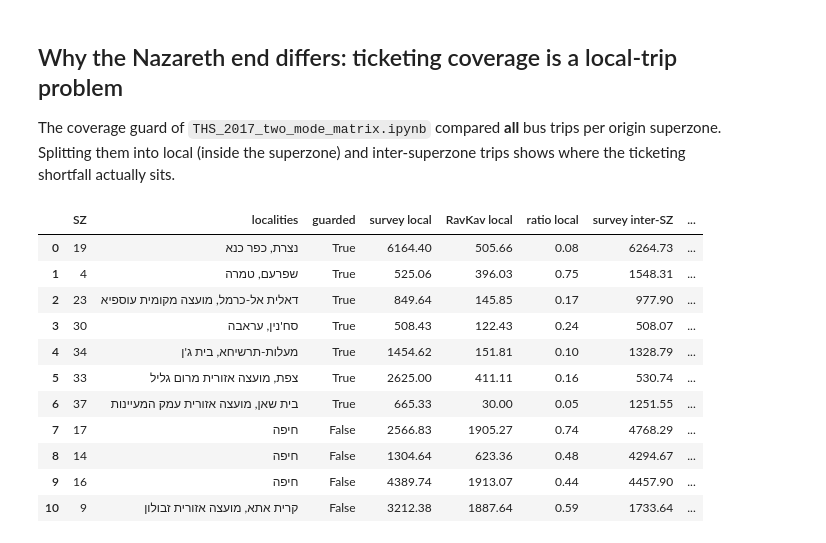
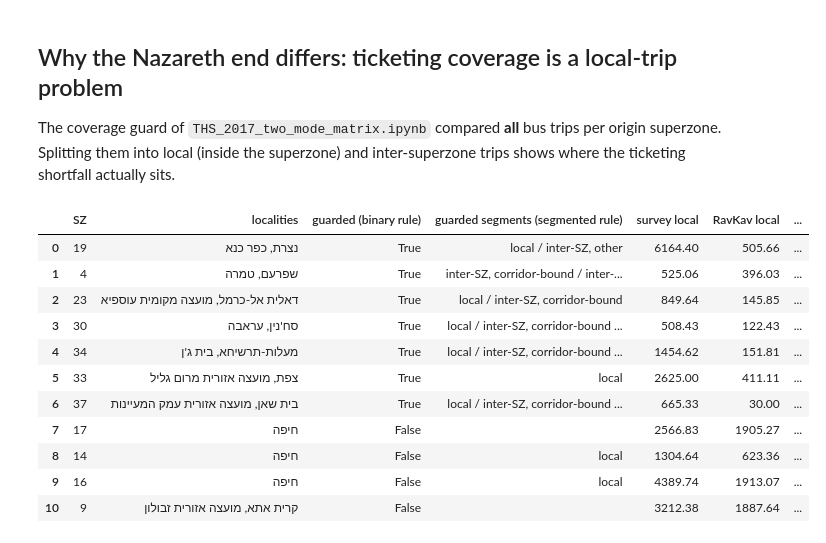
Before and after one commit to oh-da/Nofit_LRT_Extension, a Jupyter notebook: Corridor_profile_hybrid_vs_ticketing.ipynb, the cells around one changed output. Drawn from its saved outputs; the diff is of its cells as text; code cells hidden in the pictures.

```diff
--- a/Corridor_profile_hybrid_vs_ticketing.ipynb
+++ b/Corridor_profile_hybrid_vs_ticketing.ipynb
@@ -67,7 +68,8 @@ LF = {k: link_flows(v) for k, v in COMP.items()}
 links = [f'{names[a]} – {names[b]}' for a, b in zip(SEQ[:-1], SEQ[1:])]
 tbl = pd.DataFrame({'link': links})
 for d, di in [('1→23', 0), ('23→1', 1)]:
-    tbl[f'hybrid transit {d}'] = LF['hybrid: bus (calibrated survey)'][di] + LF['hybrid: taxi-type'][di] + LF['hybrid: rail (survey)'][di]
+    tbl[f'hybrid transit {d}'] = LF['hybrid: bus (calibrated survey)'][di] + LF['hybrid: rail (survey)'][di]          # bus + rail, like-for-like with ticketing bus + train
+    tbl[f'hybrid taxi-type {d}'] = LF['hybrid: taxi-type'][di]
     tbl[f'ticketing transit {d}'] = LF['ticketing: bus (RavKav × OnBoard)'][di] + LF['ticketing: train (station)'][di]
     tbl[f'diff {d}'] = tbl[f'hybrid transit {d}'] - tbl[f'ticketing transit {d}']
     tbl[f'ratio {d}'] = tbl[f'hybrid transit {d}'] / tbl[f'ticketing transit {d}'].replace(0, np.nan)
@@ -78,6 +80,6 @@ tbl.to_csv(f'{OUT}/corridor_profile_hybrid_vs_ticketing.csv', index=False, float
 comp = pd.DataFrame({'link': links, **{f'{k} {d}': LF[k][di] for k in COMP for d, di in [('1→23', 0), ('23→1', 1)]}})
 comp.to_csv(f'{OUT}/corridor_profile_components.csv', index=False, float_format='%.1f')
 print("link flows, transit, both profiles (trips 6:00–9:00):")
-tbl[['link', 'hybrid transit 1→23', 'ticketing transit 1→23', 'ratio 1→23', 'hybrid transit 23→1', 'ticketing transit 23→1', 'ratio 23→1']].round(2)
+tbl[['link', 'hybrid transit 1→23', 'ticketing transit 1→23', 'ratio 1→23', 'hybrid taxi-type 1→23', 'hybrid transit 23→1', 'ticketing transit 23→1', 'ratio 23→1', 'hybrid taxi-type 23→1']].round(2)
 # %% [output]
 link flows, transit, both profiles (trips 6:00–9:00):
@@ -123,14 +125,15 @@ for ax, (d, di) in zip(axes, [('1→23', 0), ('23→1', 1)]):
     for k, color, ls, lw in [('step: survey bus 2018 (raw)', MUTED, ':', 1.6), ('step: bus, all-RavKav volumes', PURPLE, '--', 1.4),
                              ('hybrid: bus (calibrated survey)', BLUE, '-', 2.2), ('ticketing: bus (RavKav × OnBoard)', ORANGE, '-', 2.2)]:
         ax.stairs(LF[k][di], x, color=color, linestyle=ls, linewidth=lw, label=k)
-    ax.stairs(LF['hybrid: bus (calibrated survey)'][di] + LF['hybrid: taxi-type'][di] + LF['hybrid: rail (survey)'][di], x, color=BLUE, linewidth=1, linestyle='-.', alpha=0.7, label='hybrid transit incl. taxi-type + rail')
+    ax.stairs(LF['hybrid: bus (calibrated survey)'][di] + LF['hybrid: rail (survey)'][di], x, color=BLUE, linewidth=1, linestyle='-.', alpha=0.7, label='calibrated-survey transit (bus + rail)')
+    ax.stairs(LF['hybrid: taxi-type'][di], x, color=AQUA, linewidth=1.2, linestyle=':', label='taxi-type (separate layer, not in transit)')
     ax.stairs(LF['ticketing: bus (RavKav × OnBoard)'][di] + LF['ticketing: train (station)'][di], x, color=ORANGE, linewidth=1, linestyle='-.', alpha=0.7, label='ticketing transit incl. train')
     ax.set_xlim(0, len(SEQ) - 1); ax.grid(True, color=GRID, linewidth=0.6, axis='y'); ax.set_axisbelow(True)
     for s in ax.spines.values(): s.set_color(AXIS)
-    ax.tick_params(colors=INK2); ax.set_ylabel('trips crossing the link, 6:00–9:00', color=INK2)
+    ax.tick_params(colors=INK2); ax.set_ylabel('trips crossing the link, 06:00–09:00 (3-hour totals)', color=INK2)
     ax.set_title(f'Direction {d}  ({names[SEQ[0]] if d == "1→23" else names[SEQ[-1]]} → {names[SEQ[-1]] if d == "1→23" else names[SEQ[0]]})', color=INK, fontsize=12)
     ax.legend(frameon=False, fontsize=9, loc='upper right' if d == '1→23' else 'upper left')
 axes[1].set_xticks(x); axes[1].set_xticklabels([f'{a} · {names[a]}' for a in SEQ], rotation=55, ha='right', fontsize=9, color=INK2)
-fig.suptitle('Corridor bus / transit profiles — calibrated survey (hybrid) vs ticketing, and the calibration steps in between', color=INK, fontsize=14, y=0.995)
+fig.suptitle('Corridor bus / transit potential movements — calibrated survey vs ticketing, and the calibration steps in between (3-hour totals, not loads)', color=INK, fontsize=14, y=0.995)
 plt.tight_layout(); fig.savefig('Output/figures/corridor_profile_hybrid_vs_ticketing.png', dpi=150, bbox_inches='tight', facecolor='white'); plt.show()
 # %% [output]
@@ -141,7 +144,7 @@ plt.tight_layout(); fig.savefig('Output/figures/corridor_profile_hybrid_vs_ticke
 For each direction, the contribution of an area pair to the profile is its flow × the number of links it crosses. The table lists the pairs with the largest positive (hybrid > ticketing) and negative (ticketing > hybrid) contributions to the transit profile, and the same aggregated by origin and by destination area.
 # %%
 pos = {a: i for i, a in enumerate(SEQ)}
-Hm = (H_bus + H_taxi + H_rail).reindex(index=SEQ, columns=SEQ).fillna(0); Tm = (T_bus + T_train).reindex(index=SEQ, columns=SEQ).fillna(0)
+Hm = (H_bus + H_rail).reindex(index=SEQ, columns=SEQ).fillna(0); Tm = (T_bus + T_train).reindex(index=SEQ, columns=SEQ).fillna(0)
 rows = []
 for o in SEQ:
     for d in SEQ:
@@ -179,14 +182,14 @@ TiratCarmel                 571.0            192.0           4015.0
 # %%
 fig, ax = plt.subplots(figsize=(15, 5.5), facecolor='white')
 for d, di, ls in [('1→23', 0, '-'), ('23→1', 1, '--')]:
-    ax.stairs(tbl[f'transit share hybrid {d}'].values, x, color=BLUE, linestyle=ls, linewidth=2, label=f'hybrid set (car + bus + rail), {d}')
+    ax.stairs(tbl[f'transit share hybrid {d}'].values, x, color=BLUE, linestyle=ls, linewidth=2, label=f'calibrated-survey set (car + bus + taxi + rail), {d}')
     ax.stairs(tbl[f'transit share ticketing {d}'].values, x, color=ORANGE, linestyle=ls, linewidth=2, label=f'ticketing set (car / other + bus + train), {d}')
 ax.set_xticks(x); ax.set_xticklabels([f'{a} · {names[a]}' for a in SEQ], rotation=55, ha='right', fontsize=9, color=INK2)
 ax.set_xlim(0, len(SEQ) - 1); ax.set_ylim(0, 1); ax.yaxis.set_major_formatter(plt.FuncFormatter(lambda v, _: f'{v:.0%}'))
 ax.grid(True, color=GRID, linewidth=0.6, axis='y'); ax.set_axisbelow(True)
 for s in ax.spines.values(): s.set_color(AXIS)
 ax.tick_params(colors=INK2); ax.set_ylabel('transit share of link flow', color=INK2)
-ax.set_title('Transit share of the corridor link flow — hybrid set vs ticketing set (the ticketing set\'s total includes walk / other modes)', color=INK, fontsize=12)
+ax.set_title('Transit (bus + rail) share of the corridor link flow — calibrated-survey set (car + bus + taxi + rail) vs ticketing set (its total includes walk / other modes)', color=INK, fontsize=12)
 ax.legend(frameon=False, fontsize=9, ncol=2)
 plt.tight_layout(); fig.savefig('Output/figures/corridor_profile_transit_share.png', dpi=150, bbox_inches='tight', facecolor='white'); plt.show()
 tbl[['link', 'transit share hybrid 1→23', 'transit share ticketing 1→23', 'transit share hybrid 23→1', 'transit share ticketing 23→1']].round(3)
@@ -215,33 +218,36 @@ tbl[['link', 'transit share hybrid 1→23', 'transit share ticketing 1→23', 't
 
 The coverage guard of `THS_2017_two_mode_matrix.ipynb` compared **all** bus trips per origin superzone. Splitting them into local (inside the superzone) and inter-superzone trips shows where the ticketing shortfall actually sits.
 # %%
-keys_raw = pd.read_csv('Input/Matrices/1270_02_09_2021_TAZ_North_keys.csv', encoding='windows-1255')
+KEYS_LFS = 'Input/Matrices/1270_02_09_2021_TAZ_North_keys.csv'
+keys_raw = pd.read_csv('Input/taz_keys_from_shapefile.csv') if open(KEYS_LFS, 'rb').read(40).startswith(b'version https://git-lfs') else pd.read_csv(KEYS_LFS, encoding='windows-1255')
 sz = keys_raw[['TAZ_NUMBER', 'SZ_NEW']].dropna().astype(int).drop_duplicates('TAZ_NUMBER').set_index('TAZ_NUMBER')['SZ_NEW']
 sv_taz = load('Output/ths2017/two_mode/bus_survey_taz.csv'); rk_taz = load('Output/bus/bus_od_taz_new.csv').reindex(index=sv_taz.index, columns=sv_taz.index).fillna(0)
 def to_szm(m):
     o = m.index.map(sz); d = m.columns.map(sz); return m.groupby(o).sum().T.groupby(d).sum().T
 S, R = to_szm(sv_taz), to_szm(rk_taz)
 HAIFA = [12, 13, 14, 15, 16, 17, 18]
 fac = pd.read_csv('Output/ths2017/two_mode/bus_calibration_factors_sz.csv').set_index('origin SZ')
+seg = pd.read_csv('Output/ths2017/two_mode/bus_calibration_factors_segments.csv')
+gseg = seg[seg['guarded']].groupby('origin SZ')['segment'].apply(lambda s: ' / '.join(s))
 rows = []
 for z in [19, 4, 23, 30, 34, 33, 37, 17, 14, 16, 9]:
-    rows.append({'SZ': z, 'localities': fac.loc[z, 'main localities'], 'guarded': str(fac.loc[z, 'flag']).startswith('ticketing'),
+    rows.append({'SZ': z, 'localities': fac.loc[z, 'main localities'], 'guarded (binary rule)': str(fac.loc[z, 'flag']).startswith('ticketing'), 'guarded segments (segmented rule)': gseg.get(z, ''),
                  'survey local': S.loc[z, z], 'RavKav local': R.loc[z, z], 'ratio local': R.loc[z, z] / S.loc[z, z],
                  'survey inter-SZ': S.loc[z].sum() - S.loc[z, z], 'RavKav inter-SZ': R.loc[z].sum() - R.loc[z, z], 'ratio inter-SZ': (R.loc[z].sum() - R.loc[z, z]) / (S.loc[z].sum() - S.loc[z, z]),
                  'survey → Haifa SZs': S.loc[z, HAIFA].sum(), 'RavKav → Haifa SZs': R.loc[z, HAIFA].sum()})
 cov = pd.DataFrame(rows); cov.to_csv(f'{OUT}/corridor_profile_coverage_local_vs_intercity.csv', index=False, float_format='%.2f')
 cov.round(2)
 # %% [output]
-|  | SZ | localities | guarded | survey local | RavKav local | ratio local | survey inter-SZ | ... |
-| 0 | 19 | נצרת, כפר כנא | True | 6164.40 | 505.66 | 0.08 | 6264.73 | ... |
-| 1 | 4 | שפרעם, טמרה | True | 525.06 | 396.03 | 0.75 | 1548.31 | ... |
-| 2 | 23 | דאלית אל-כרמל, מועצה מקומית עוספיא | True | 849.64 | 145.85 | 0.17 | 977.90 | ... |
-| 3 | 30 | סח'נין, עראבה | True | 508.43 | 122.43 | 0.24 | 508.07 | ... |
-| 4 | 34 | מעלות-תרשיחא, בית ג'ן | True | 1454.62 | 151.81 | 0.10 | 1328.79 | ... |
-| 5 | 33 | צפת, מועצה אזורית מרום גליל | True | 2625.00 | 411.11 | 0.16 | 530.74 | ... |
-| 6 | 37 | בית שאן, מועצה אזורית עמק המעיינות | True | 665.33 | 30.00 | 0.05 | 1251.55 | ... |
-| 7 | 17 | חיפה | False | 2566.83 | 1905.27 | 0.74 | 4768.29 | ... |
-| 8 | 14 | חיפה | False | 1304.64 | 623.36 | 0.48 | 4294.67 | ... |
-| 9 | 16 | חיפה | False | 4389.74 | 1913.07 | 0.44 | 4457.90 | ... |
-| 10 | 9 | קרית אתא, מועצה אזורית זבולון | False | 3212.38 | 1887.64 | 0.59 | 1733.64 | ... |
+|  | SZ | localities | guarded (binary rule) | guarded segments (segmented rule) | survey local | RavKav local | ... |
+| 0 | 19 | נצרת, כפר כנא | True | local / inter-SZ, other | 6164.40 | 505.66 | ... |
+| 1 | 4 | שפרעם, טמרה | True | inter-SZ, corridor-bound / inter-... | 525.06 | 396.03 | ... |
+| 2 | 23 | דאלית אל-כרמל, מועצה מקומית עוספיא | True | local / inter-SZ, corridor-bound | 849.64 | 145.85 | ... |
+| 3 | 30 | סח'נין, עראבה | True | local / inter-SZ, corridor-bound ... | 508.43 | 122.43 | ... |
+| 4 | 34 | מעלות-תרשיחא, בית ג'ן | True | local / inter-SZ, corridor-bound ... | 1454.62 | 151.81 | ... |
+| 5 | 33 | צפת, מועצה אזורית מרום גליל | True | local | 2625.00 | 411.11 | ... |
+| 6 | 37 | בית שאן, מועצה אזורית עמק המעיינות | True | local / inter-SZ, corridor-bound ... | 665.33 | 30.00 | ... |
+| 7 | 17 | חיפה | False |  | 2566.83 | 1905.27 | ... |
+| 8 | 14 | חיפה | False | local | 1304.64 | 623.36 | ... |
+| 9 | 16 | חיפה | False | local | 4389.74 | 1913.07 | ... |
+| 10 | 9 | קרית אתא, מועצה אזורית זבולון | False |  | 3212.38 | 1887.64 | ... |
 # %% [markdown]
```
Also changed, not shown: parts of 8 cells of this notebook, 52 other files.
